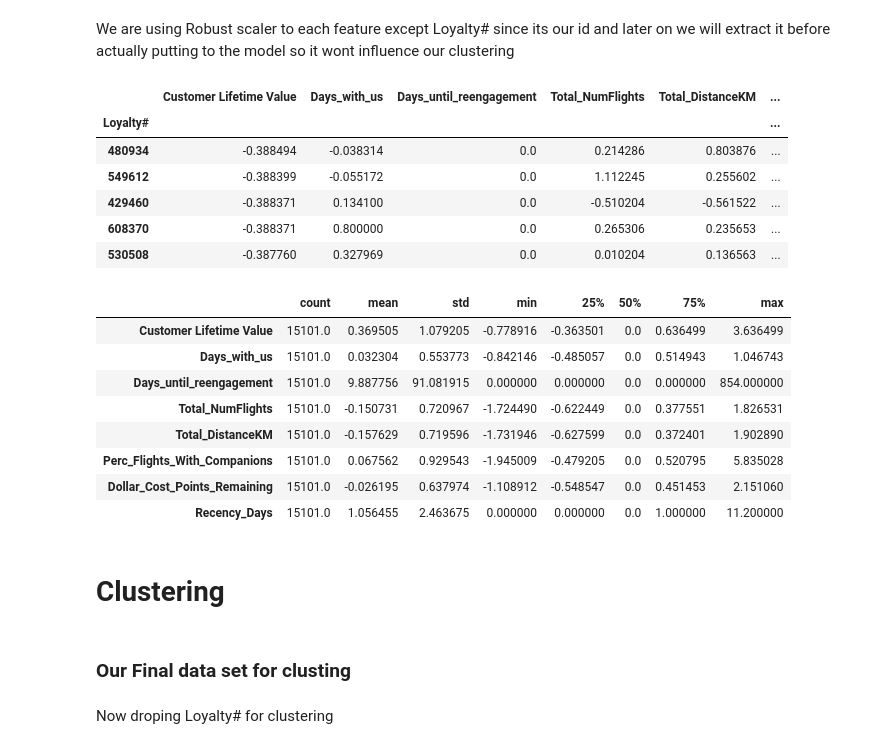
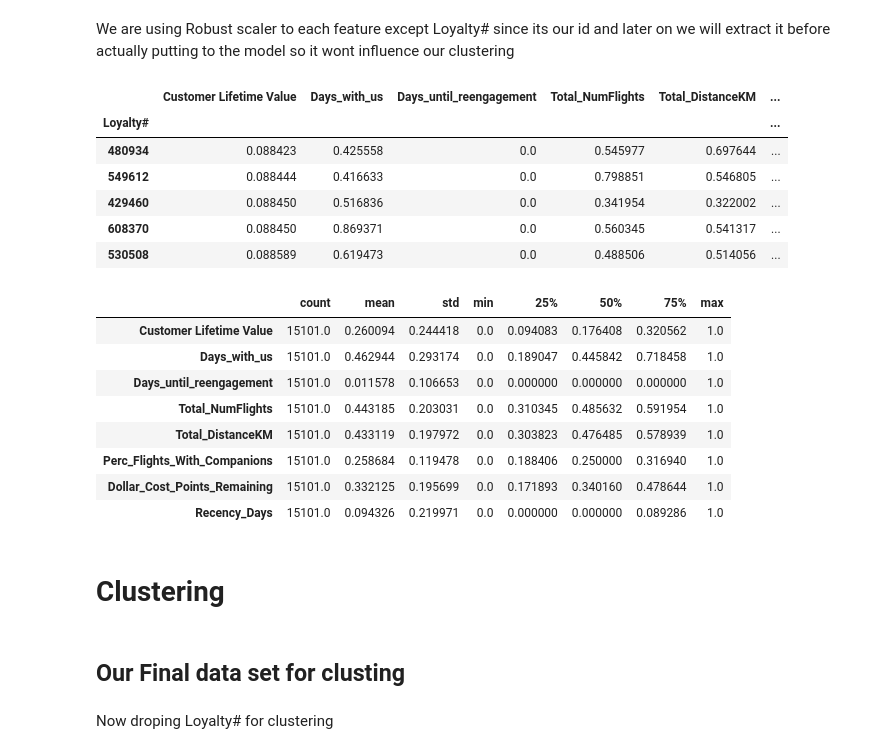
Before and after one commit to luisbdavila/Airline_Customer_Segmentation_DataMining_Project_Python, a Jupyter notebook: Final_delivery/Code/Value_Based_Segmentation.ipynb, the cells around one changed output. Saved outputs shown, nothing was run; the diff lists cells and outputs as text; code cells hidden in the pictures.

```diff
--- a/Final_delivery/Code/Value_Based_Segmentation.ipynb
+++ b/Final_delivery/Code/Value_Based_Segmentation.ipynb
@@ -506,54 +530,53 @@ plt.show()
 # %% [markdown]
 We are using Robust scaler to each feature except Loyalty# since its our id and later on we will extract it before actually putting to the model so it wont influence our clustering
 # %%
-from sklearn.preprocessing import RobustScaler
 
-scaler = RobustScaler()
+scaler = MinMaxScaler()
+
 features_to_scale = [
     'Customer Lifetime Value',
     'Days_with_us',
     'Days_until_reengagement',
     'Total_NumFlights',
     'Total_DistanceKM',
     'Perc_Flights_With_Companions',
     'Dollar_Cost_Points_Remaining',
     'Recency_Days'
 ]
 
-# create a separate dataframe to hold the scaled version (preserve original)
+# preserve original data
 Value_Based_Segmentation_clustering_scaled = Value_Based_Segmentation_clustering.copy()
 
-# scale the selected features and store them in the new dataframe
+# apply Min-Max scaling
 Value_Based_Segmentation_clustering_scaled[features_to_scale] = scaler.fit_transform(
     Value_Based_Segmentation_clustering[features_to_scale]
 )
 
-# optionally inspect
 Value_Based_Segmentation_clustering_scaled.head()
 # %% [output]
 |  | Customer Lifetime Value | Days_with_us | Days_until_reengagement | Total_NumFlights | Total_DistanceKM | ... |
 | Loyalty# |  |  |  |  |  | ... |
-| 480934 | -0.388494 | -0.038314 | 0.0 | 0.214286 | 0.803876 | ... |
-| 549612 | -0.388399 | -0.055172 | 0.0 | 1.112245 | 0.255602 | ... |
-| 429460 | -0.388371 | 0.134100 | 0.0 | -0.510204 | -0.561522 | ... |
-| 608370 | -0.388371 | 0.800000 | 0.0 | 0.265306 | 0.235653 | ... |
-| 530508 | -0.387760 | 0.327969 | 0.0 | 0.010204 | 0.136563 | ... |
+| 480934 | 0.088423 | 0.425558 | 0.0 | 0.545977 | 0.697644 | ... |
+| 549612 | 0.088444 | 0.416633 | 0.0 | 0.798851 | 0.546805 | ... |
+| 429460 | 0.088450 | 0.516836 | 0.0 | 0.341954 | 0.322002 | ... |
+| 608370 | 0.088450 | 0.869371 | 0.0 | 0.560345 | 0.541317 | ... |
+| 530508 | 0.088589 | 0.619473 | 0.0 | 0.488506 | 0.514056 | ... |
 # %%
 Value_Based_Segmentation_clustering_scaled.describe().T
 # %% [output]
 |  | count | mean | std | min | 25% | 50% | 75% | max |
-| Customer Lifetime Value | 15101.0 | 0.369505 | 1.079205 | -0.778916 | -0.363501 | 0.0 | 0.636499 | 3.636499 |
-| Days_with_us | 15101.0 | 0.032304 | 0.553773 | -0.842146 | -0.485057 | 0.0 | 0.514943 | 1.046743 |
-| Days_until_reengagement | 15101.0 | 9.887756 | 91.081915 | 0.000000 | 0.000000 | 0.0 | 0.000000 | 854.000000 |
-| Total_NumFlights | 15101.0 | -0.150731 | 0.720967 | -1.724490 | -0.622449 | 0.0 | 0.377551 | 1.826531 |
-| Total_DistanceKM | 15101.0 | -0.157629 | 0.719596 | -1.731946 | -0.627599 | 0.0 | 0.372401 | 1.902890 |
-| Perc_Flights_With_Companions | 15101.0 | 0.067562 | 0.929543 | -1.945009 | -0.479205 | 0.0 | 0.520795 | 5.835028 |
-| Dollar_Cost_Points_Remaining | 15101.0 | -0.026195 | 0.637974 | -1.108912 | -0.548547 | 0.0 | 0.451453 | 2.151060 |
-| Recency_Days | 15101.0 | 1.056455 | 2.463675 | 0.000000 | 0.000000 | 0.0 | 1.000000 | 11.200000 |
+| Customer Lifetime Value | 15101.0 | 0.260094 | 0.244418 | 0.0 | 0.094083 | 0.176408 | 0.320562 | 1.0 |
+| Days_with_us | 15101.0 | 0.462944 | 0.293174 | 0.0 | 0.189047 | 0.445842 | 0.718458 | 1.0 |
+| Days_until_reengagement | 15101.0 | 0.011578 | 0.106653 | 0.0 | 0.000000 | 0.000000 | 0.000000 | 1.0 |
+| Total_NumFlights | 15101.0 | 0.443185 | 0.203031 | 0.0 | 0.310345 | 0.485632 | 0.591954 | 1.0 |
+| Total_DistanceKM | 15101.0 | 0.433119 | 0.197972 | 0.0 | 0.303823 | 0.476485 | 0.578939 | 1.0 |
+| Perc_Flights_With_Companions | 15101.0 | 0.258684 | 0.119478 | 0.0 | 0.188406 | 0.250000 | 0.316940 | 1.0 |
+| Dollar_Cost_Points_Remaining | 15101.0 | 0.332125 | 0.195699 | 0.0 | 0.171893 | 0.340160 | 0.478644 | 1.0 |
+| Recency_Days | 15101.0 | 0.094326 | 0.219971 | 0.0 | 0.000000 | 0.000000 | 0.089286 | 1.0 |
 # %% [markdown]
 # Clustering
 # %% [markdown]
-### Our Final data set for clusting
+## Our Final data set for clusting
 # %% [markdown]
 Now droping Loyalty# for clustering
 # %%
```
Also changed, not shown: parts of 34 cells of this notebook, 1 other file.
